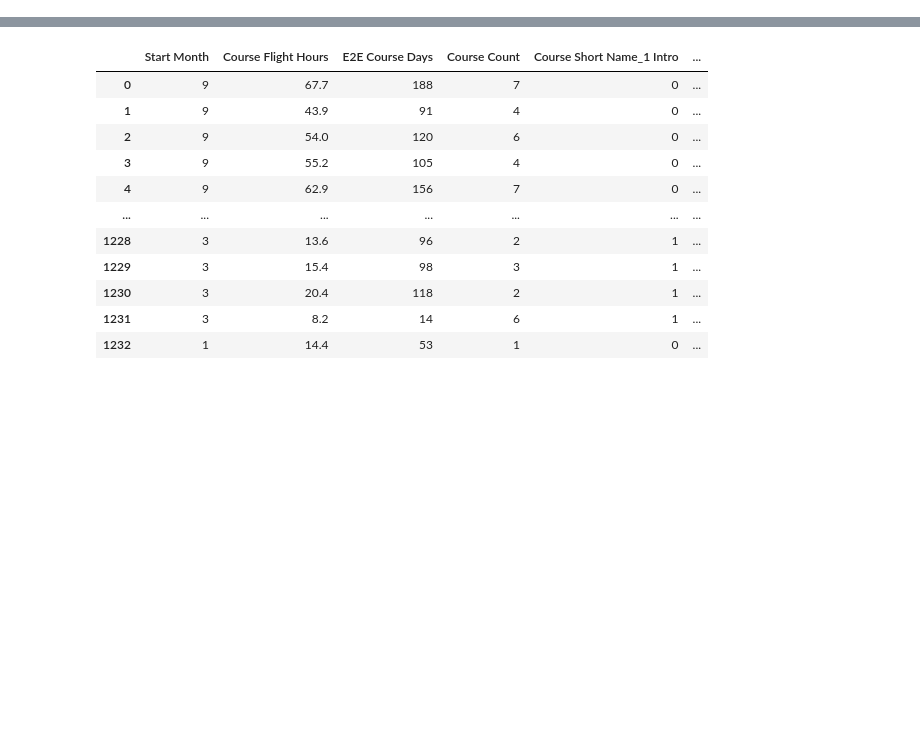
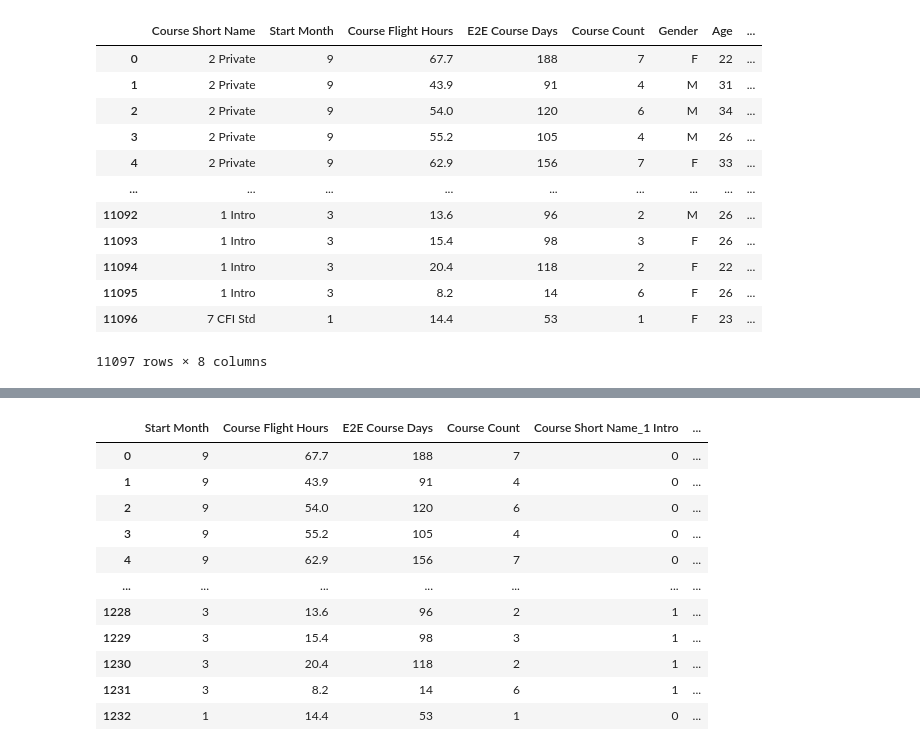
Before and after one commit to JakeRose689/Pilot-Success, a Jupyter notebook: Linear Modeling.ipynb, the cells around one changed output, grey strips where cells are left out. Saved outputs shown, nothing was run; the diff lists cells and outputs as text; code cells hidden in the pictures; blank space fills up the shorter version.

```diff
--- a/Linear Modeling.ipynb
+++ b/Linear Modeling.ipynb
@@ -35,4 +33,20 @@ import psycopg2
 # %%
-file = 'cleaned_data.csv'
+file = 'cleaned_data_bigdataset_more_cols.csv'
 df = pd.read_csv(file)
 df.dropna(inplace=True)
+# %%
+df
+# %% [output]
+|  | Course Short Name | Start Month | Course Flight Hours | E2E Course Days | Course Count | Gender | Age | ... |
+| 0 | 2 Private | 9 | 67.7 | 188 | 7 | F | 22 | ... |
+| 1 | 2 Private | 9 | 43.9 | 91 | 4 | M | 31 | ... |
+| 2 | 2 Private | 9 | 54.0 | 120 | 6 | M | 34 | ... |
+| 3 | 2 Private | 9 | 55.2 | 105 | 4 | M | 26 | ... |
+| 4 | 2 Private | 9 | 62.9 | 156 | 7 | F | 33 | ... |
+| ... | ... | ... | ... | ... | ... | ... | ... | ... |
+| 11092 | 1 Intro | 3 | 13.6 | 96 | 2 | M | 26 | ... |
+| 11093 | 1 Intro | 3 | 15.4 | 98 | 3 | F | 26 | ... |
+| 11094 | 1 Intro | 3 | 20.4 | 118 | 2 | F | 22 | ... |
+| 11095 | 1 Intro | 3 | 8.2 | 14 | 6 | F | 26 | ... |
+| 11096 | 7 CFI Std | 1 | 14.4 | 53 | 1 | F | 23 | ... |
+11097 rows × 8 columns
```
Also changed, not shown: parts of 7 cells of this notebook.
